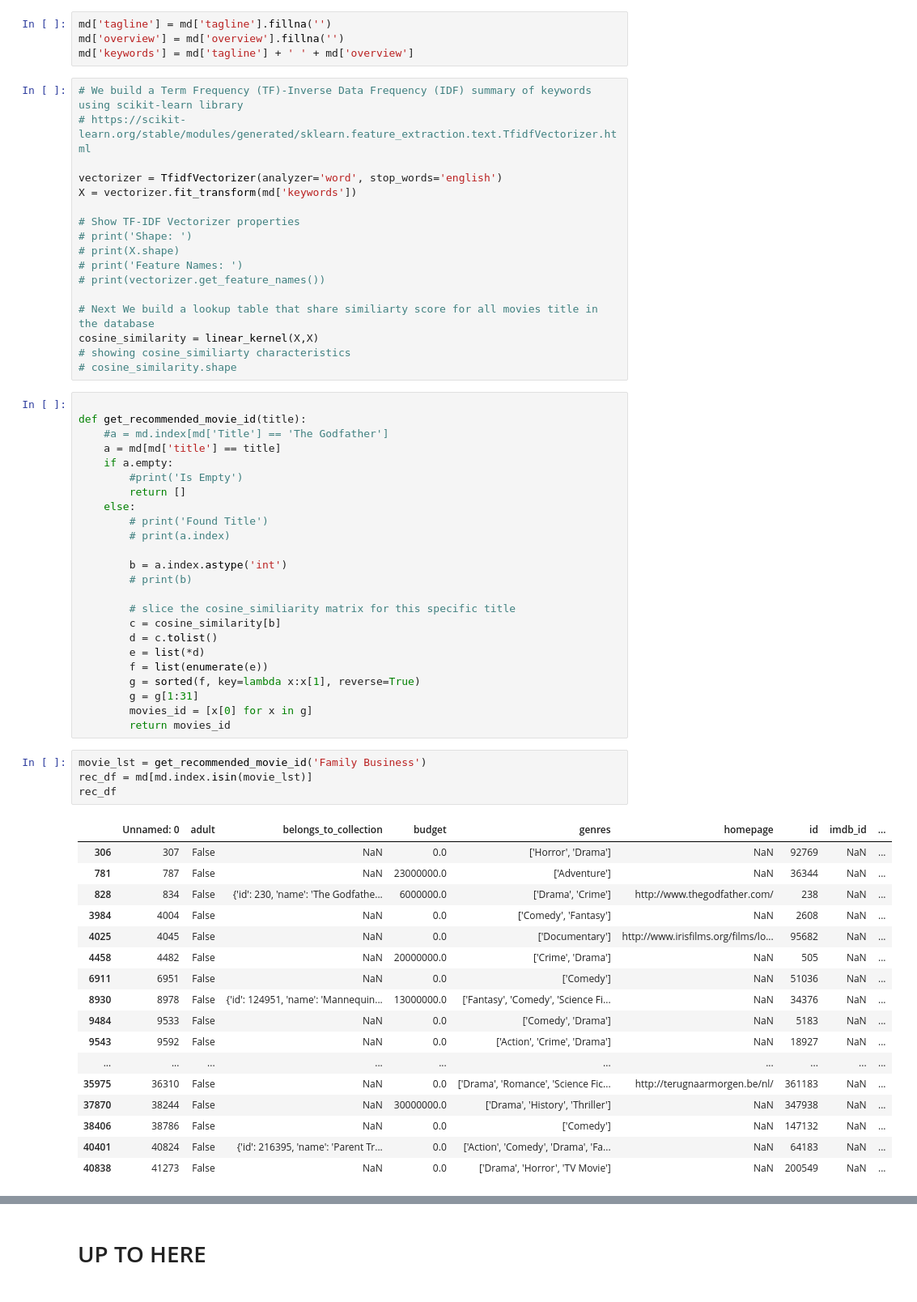
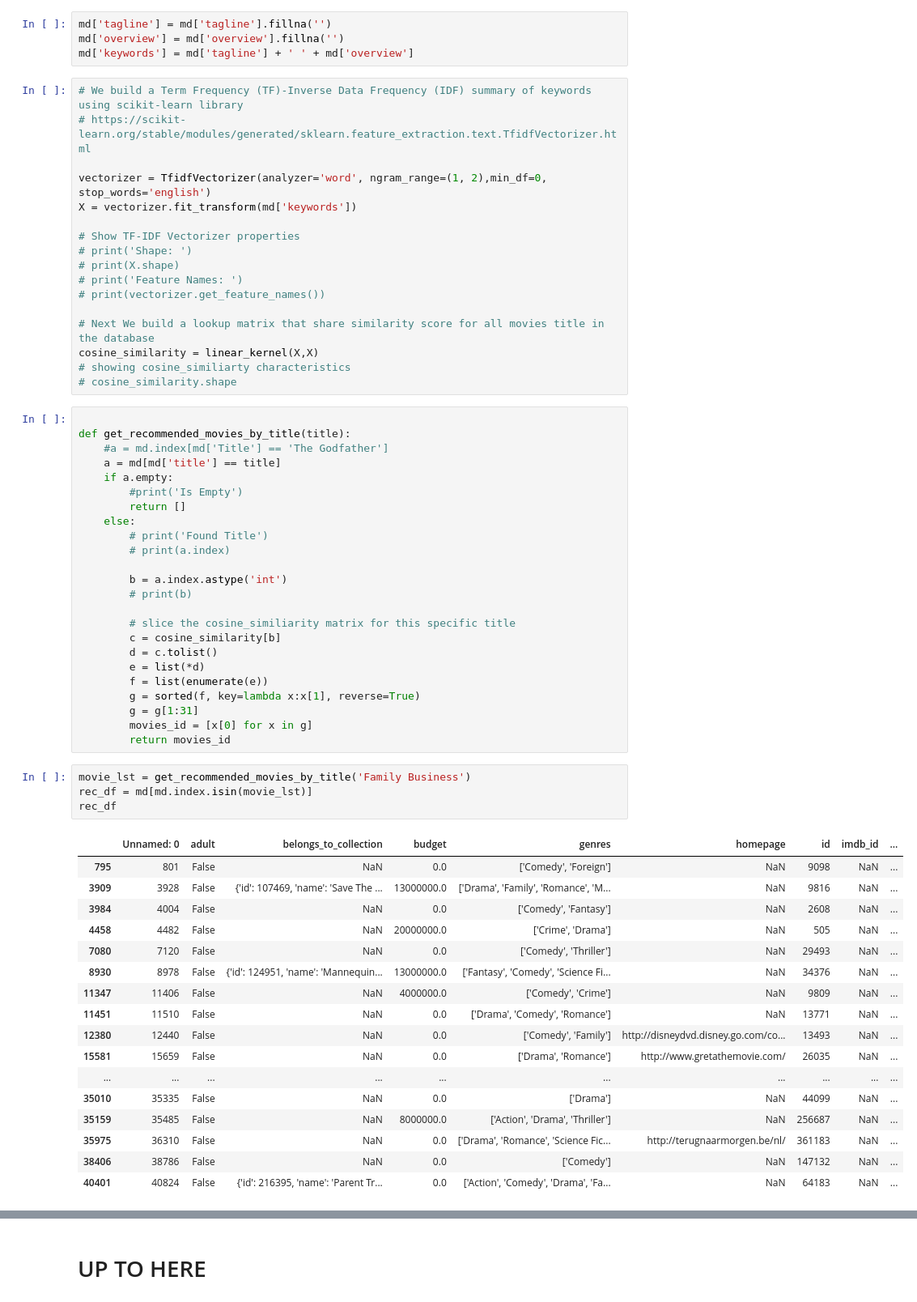
Before and after one commit to todatech/csda-lab, a Jupyter notebook: lab1/movies_rec.ipynb, the cells around one changed output, grey strips where cells are left out. Shown: that part at 81% size. Saved outputs shown, nothing was run; the diff lists cells and outputs as text.

Commit message:
cleaned up movies_rec.ipynb on Content Recommender

```diff
--- a/lab1/movies_rec.ipynb
+++ b/lab1/movies_rec.ipynb
@@ -89,7 +95,7 @@ md['keywords'] = md['tagline'] + ' ' + md['overview']
 # We build a Term Frequency (TF)-Inverse Data Frequency (IDF) summary of keywords using scikit-learn library
 # https://scikit-learn.org/stable/modules/generated/sklearn.feature_extraction.text.TfidfVectorizer.html
 
-vectorizer = TfidfVectorizer(analyzer='word', stop_words='english')
+vectorizer = TfidfVectorizer(analyzer='word', ngram_range=(1, 2),min_df=0, stop_words='english')
 X = vectorizer.fit_transform(md['keywords'])
 
 # Show TF-IDF Vectorizer properties
@@ -98,13 +104,13 @@ X = vectorizer.fit_transform(md['keywords'])
 # print('Feature Names: ')
 # print(vectorizer.get_feature_names())
 
-# Next We build a lookup table that share similiarty score for all movies title in the database
+# Next We build a lookup matrix that share similarity score for all movies title in the database
 cosine_similarity = linear_kernel(X,X)
 # showing cosine_similiarty characteristics
 # cosine_similarity.shape
 # %%
 
-def get_recommended_movie_id(title):
+def get_recommended_movies_by_title(title):
     #a = md.index[md['Title'] == 'The Godfather']
     a = md[md['title'] == title]
     if a.empty:
@@ -127,26 +133,26 @@ def get_recommended_movie_id(title):
         movies_id = [x[0] for x in g]
         return movies_id
 # %%
-movie_lst = get_recommended_movie_id('Family Business')
+movie_lst = get_recommended_movies_by_title('Family Business')
 rec_df = md[md.index.isin(movie_lst)]
 rec_df
 # %% [output]
 |  | Unnamed: 0 | adult | belongs_to_collection | budget | genres | homepage | id | imdb_id | ... |
-| 306 | 307 | False | NaN | 0.0 | ['Horror', 'Drama'] | NaN | 92769 | NaN | ... |
-| 781 | 787 | False | NaN | 23000000.0 | ['Adventure'] | NaN | 36344 | NaN | ... |
-| 828 | 834 | False | {'id': 230, 'name': 'The Godfathe... | 6000000.0 | ['Drama', 'Crime'] | http://www.thegodfather.com/ | 238 | NaN | ... |
+| 795 | 801 | False | NaN | 0.0 | ['Comedy', 'Foreign'] | NaN | 9098 | NaN | ... |
+| 3909 | 3928 | False | {'id': 107469, 'name': 'Save The ... | 13000000.0 | ['Drama', 'Family', 'Romance', 'M... | NaN | 9816 | NaN | ... |
 | 3984 | 4004 | False | NaN | 0.0 | ['Comedy', 'Fantasy'] | NaN | 2608 | NaN | ... |
-| 4025 | 4045 | False | NaN | 0.0 | ['Documentary'] | http://www.irisfilms.org/films/lo... | 95682 | NaN | ... |
 | 4458 | 4482 | False | NaN | 20000000.0 | ['Crime', 'Drama'] | NaN | 505 | NaN | ... |
-| 6911 | 6951 | False | NaN | 0.0 | ['Comedy'] | NaN | 51036 | NaN | ... |
+| 7080 | 7120 | False | NaN | 0.0 | ['Comedy', 'Thriller'] | NaN | 29493 | NaN | ... |
 | 8930 | 8978 | False | {'id': 124951, 'name': 'Mannequin... | 13000000.0 | ['Fantasy', 'Comedy', 'Science Fi... | NaN | 34376 | NaN | ... |
-| 9484 | 9533 | False | NaN | 0.0 | ['Comedy', 'Drama'] | NaN | 5183 | NaN | ... |
-| 9543 | 9592 | False | NaN | 0.0 | ['Action', 'Crime', 'Drama'] | NaN | 18927 | NaN | ... |
+| 11347 | 11406 | False | NaN | 4000000.0 | ['Comedy', 'Crime'] | NaN | 9809 | NaN | ... |
+| 11451 | 11510 | False | NaN | 0.0 | ['Drama', 'Comedy', 'Romance'] | NaN | 13771 | NaN | ... |
+| 12380 | 12440 | False | NaN | 0.0 | ['Comedy', 'Family'] | http://disneydvd.disney.go.com/co... | 13493 | NaN | ... |
+| 15581 | 15659 | False | NaN | 0.0 | ['Drama', 'Romance'] | http://www.gretathemovie.com/ | 26035 | NaN | ... |
 | ... | ... | ... | ... | ... | ... | ... | ... | ... | ... |
+| 35010 | 35335 | False | NaN | 0.0 | ['Drama'] | NaN | 44099 | NaN | ... |
+| 35159 | 35485 | False | NaN | 8000000.0 | ['Action', 'Drama', 'Thriller'] | NaN | 256687 | NaN | ... |
 | 35975 | 36310 | False | NaN | 0.0 | ['Drama', 'Romance', 'Science Fic... | http://terugnaarmorgen.be/nl/ | 361183 | NaN | ... |
-| 37870 | 38244 | False | NaN | 30000000.0 | ['Drama', 'History', 'Thriller'] | NaN | 347938 | NaN | ... |
 | 38406 | 38786 | False | NaN | 0.0 | ['Comedy'] | NaN | 147132 | NaN | ... |
 | 40401 | 40824 | False | {'id': 216395, 'name': 'Parent Tr... | 0.0 | ['Action', 'Comedy', 'Drama', 'Fa... | NaN | 64183 | NaN | ... |
-| 40838 | 41273 | False | NaN | 0.0 | ['Drama', 'Horror', 'TV Movie'] | NaN | 200549 | NaN | ... |
 30 rows × 26 columns
 # %%
```
Also changed, not shown: parts of 35 cells of this notebook.
